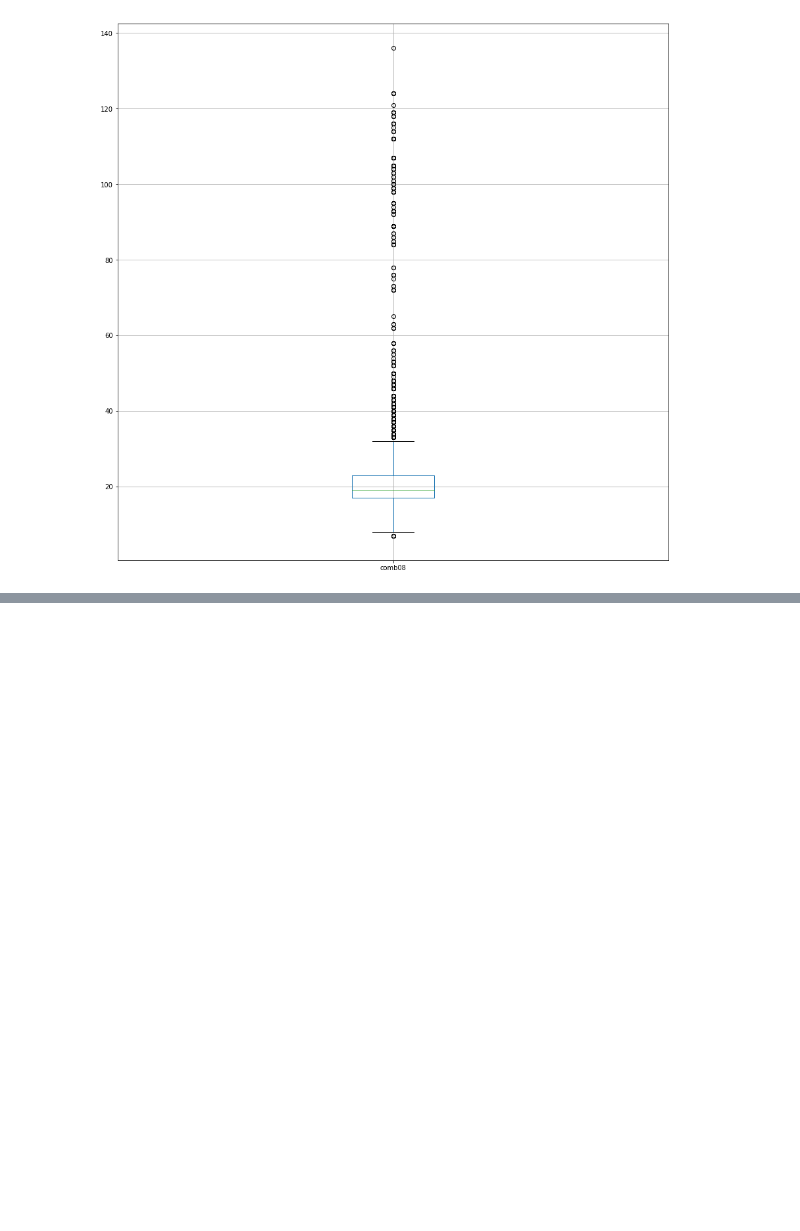
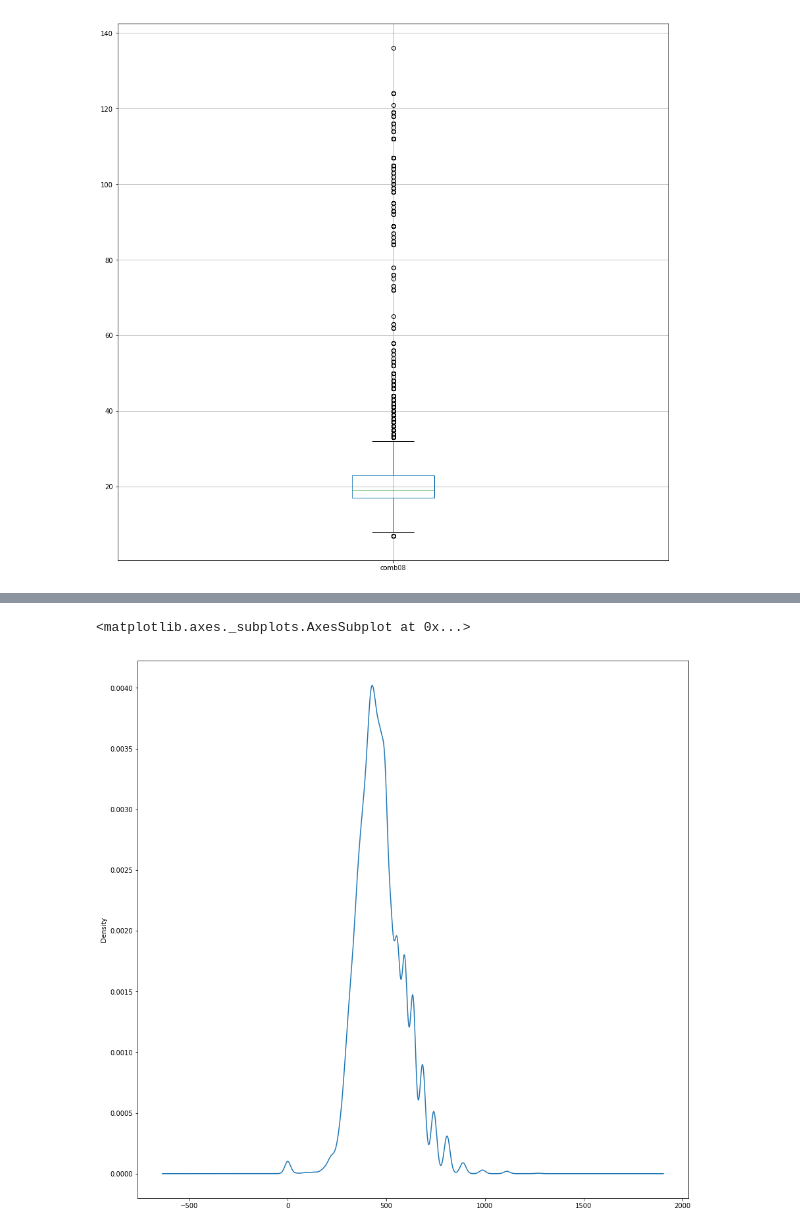
Before and after one commit to manumonforte/Data-Science, a Jupyter notebook: Analizying Data.ipynb, the cells around one changed output, grey strips where cells are left out. Saved outputs shown, nothing was run; the diff lists cells and outputs as text; code cells hidden in the pictures; blank space fills up the shorter version.

```diff
--- a/Analizying Data.ipynb
+++ b/Analizying Data.ipynb
@@ -83,0 +227,5 @@ vehicles.to_csv("vehicles_QA.csv",index=False)
+# %%
+vehicles["co2TailpipeGpm"].plot.kde()
+# %% [output]
+<matplotlib.axes._subplots.AxesSubplot at 0x...>
+[figure, added]
```
Also changed, not shown: parts of 24 cells of this notebook.
